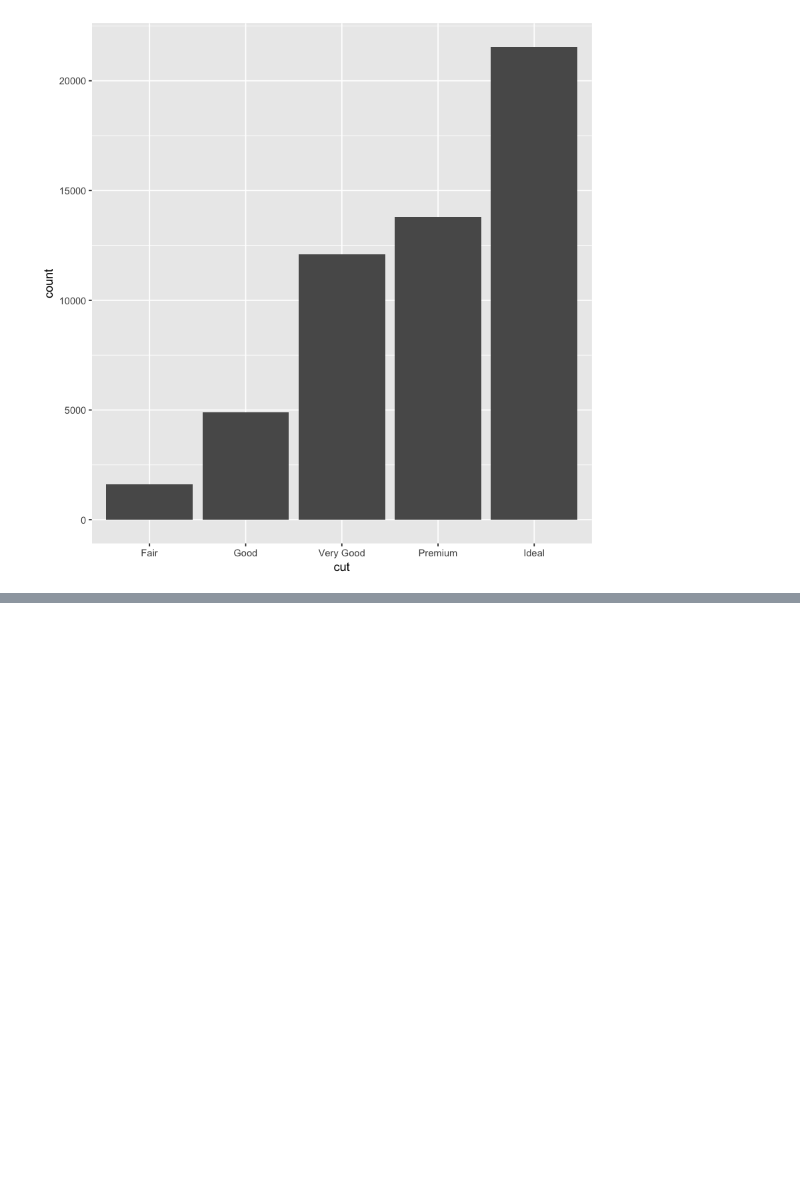
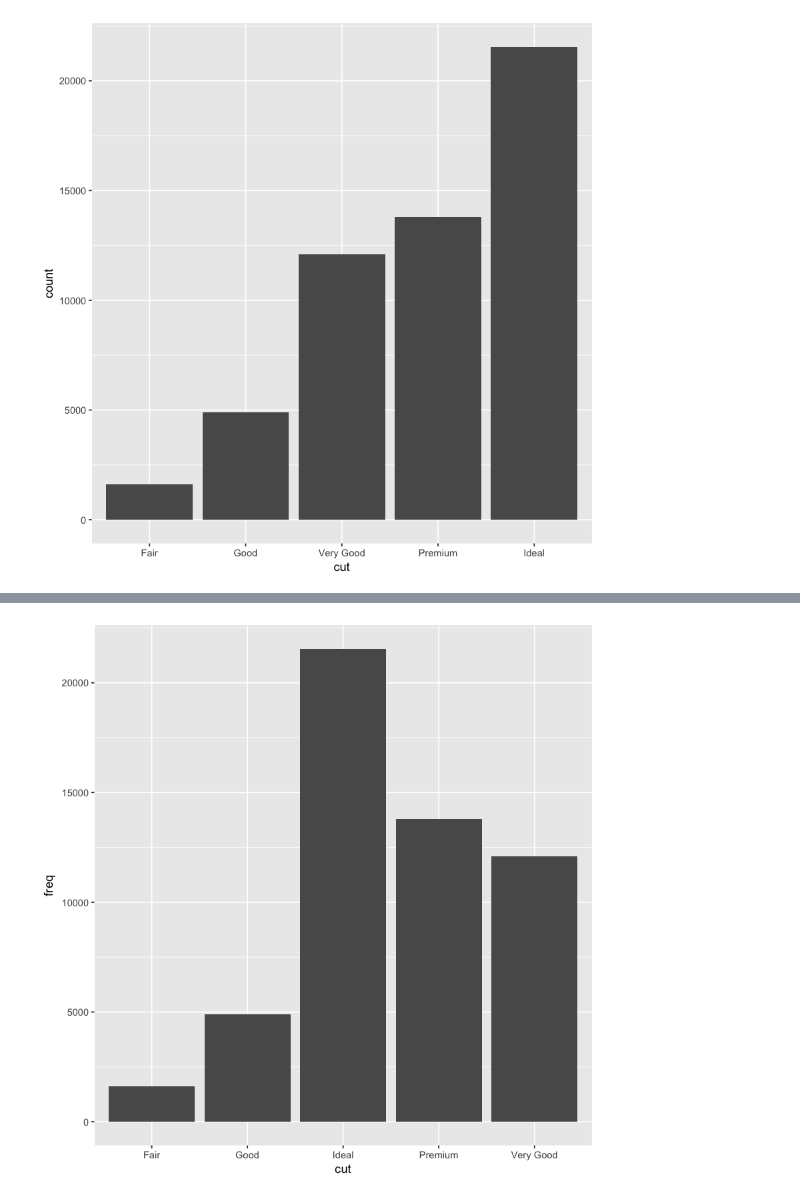
Before and after one commit to ambujtewari/stats306-fall2017, a Jupyter notebook: Lecture02.ipynb, the cells around one changed output, grey strips where cells are left out. Cells and saved outputs as stored; diff of their text form; code cells hidden in the pictures; blank space fills up the shorter version.

```diff
--- a/Lecture02.ipynb
+++ b/Lecture02.ipynb
@@ -48,0 +57,14 @@ How do we know that `geom_bar` uses `stat_count` as the default transformation?
+# %%
+demo <- tribble(
+  ~cut,         ~freq,
+  "Fair",       1610,
+  "Good",       4906,
+  "Very Good",  12082,
+  "Premium",    13791,
+  "Ideal",      21551
+)
+
+ggplot(data = demo) +
+  geom_bar(mapping = aes(x = cut, y = freq), stat = "identity")
+# %% [output]
+[figure, added]
```
Also changed, not shown: parts of 6 cells of this notebook.
